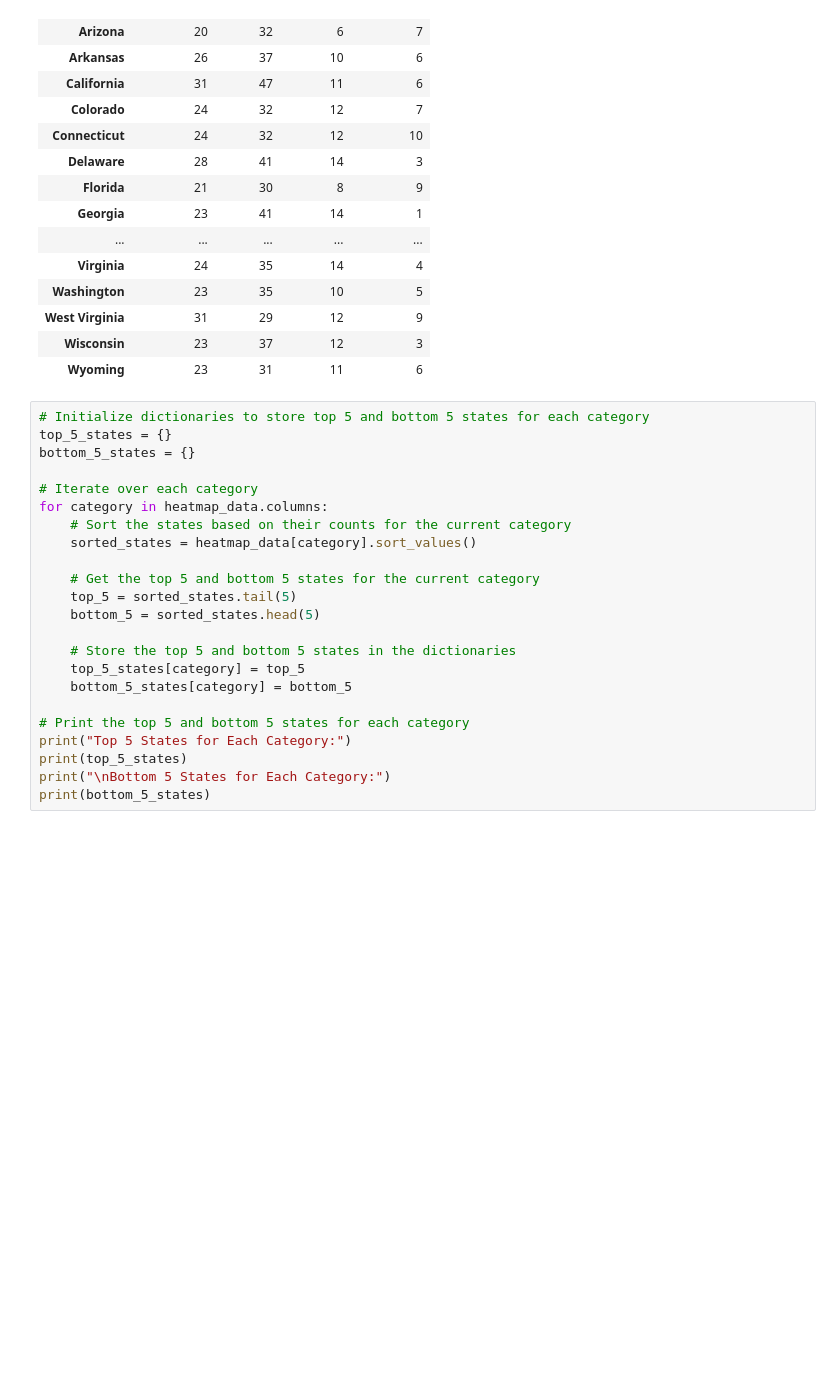
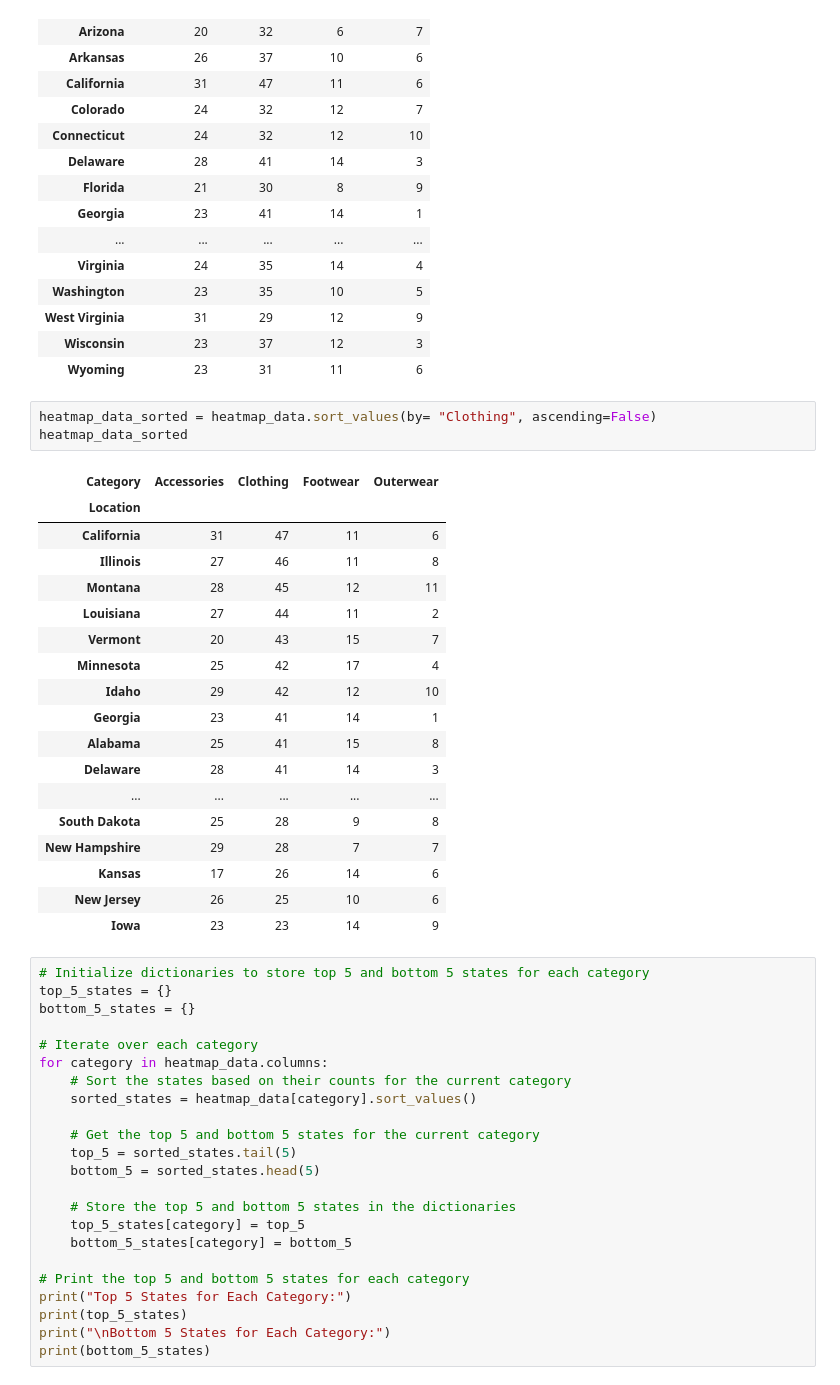
Before and after one commit to kasheshjaiin/Project-1-Customer-Shopping-Trends, a Jupyter notebook: charu.ipynb, the cells around one changed output. Saved outputs shown, nothing was run; the diff lists cells and outputs as text; blank space fills up the shorter version.

```diff
--- a/charu.ipynb
+++ b/charu.ipynb
@@ -188,6 +196,28 @@ heatmap_data
 | West Virginia | 31 | 29 | 12 | 9 |
 | Wisconsin | 23 | 37 | 12 | 3 |
 | Wyoming | 23 | 31 | 11 | 6 |
+# %%
+heatmap_data_sorted = heatmap_data.sort_values(by= "Clothing", ascending=False)
+heatmap_data_sorted
+# %% [output]
+| Category | Accessories | Clothing | Footwear | Outerwear |
+| Location |  |  |  |  |
+| California | 31 | 47 | 11 | 6 |
+| Illinois | 27 | 46 | 11 | 8 |
+| Montana | 28 | 45 | 12 | 11 |
+| Louisiana | 27 | 44 | 11 | 2 |
+| Vermont | 20 | 43 | 15 | 7 |
+| Minnesota | 25 | 42 | 17 | 4 |
+| Idaho | 29 | 42 | 12 | 10 |
+| Georgia | 23 | 41 | 14 | 1 |
+| Alabama | 25 | 41 | 15 | 8 |
+| Delaware | 28 | 41 | 14 | 3 |
+| ... | ... | ... | ... | ... |
+| South Dakota | 25 | 28 | 9 | 8 |
+| New Hampshire | 29 | 28 | 7 | 7 |
+| Kansas | 17 | 26 | 14 | 6 |
+| New Jersey | 26 | 25 | 10 | 6 |
+| Iowa | 23 | 23 | 14 | 9 |
 # %%
 # Initialize dictionaries to store top 5 and bottom 5 states for each category
 top_5_states = {}
```
Also changed, not shown: parts of 14 cells of this notebook.
